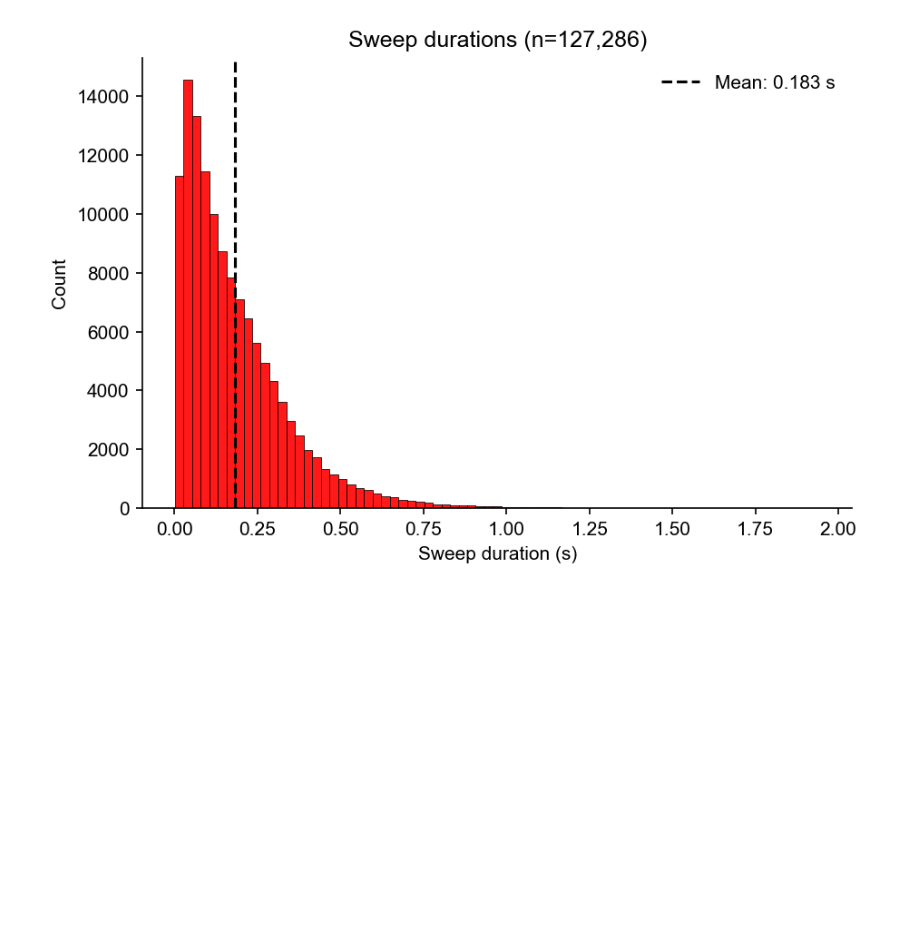
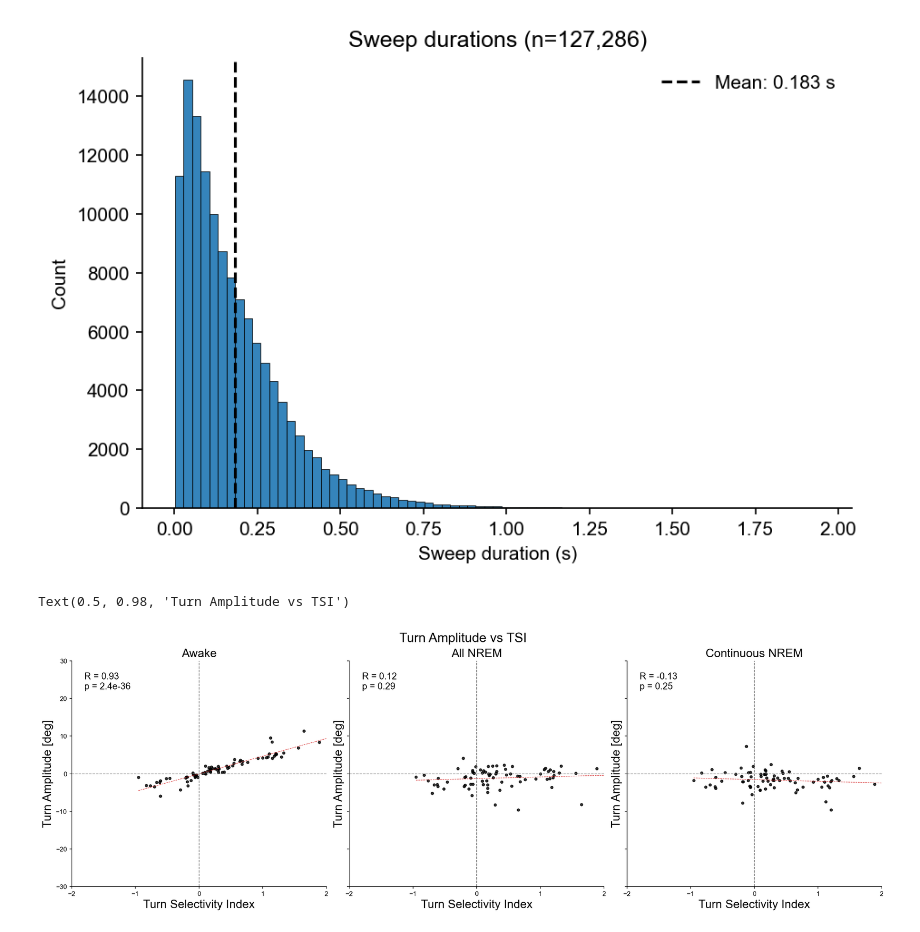
Before and after one commit to Senzai-Lab/nrem_analysis, a Jupyter notebook: notebooks/dual_recordings/unwrapped_sta.ipynb, the cells around one changed output. Drawn from its saved outputs; the diff is of its cells as text; code cells hidden in the pictures; blank space fills up the shorter version.

```diff
--- a/notebooks/dual_recordings/unwrapped_sta.ipynb
+++ b/notebooks/dual_recordings/unwrapped_sta.ipynb
@@ -95,7 +162,7 @@ durations_s = np.concatenate([np.diff(sweep.time_support.values, axis=1) for swe
 fig, ax = plt.subplots(figsize=(6, 4))
 
 ax.hist(durations_s, bins=75,
-    color="red",
+    # color="red",
     edgecolor="k",
     linewidth=0.4,
     alpha=0.9,
@@ -119,4 +186,4 @@ ax.legend(frameon=False)
 ax.spines[["top", "right"]].set_visible(False)
 plt.show()
 # %% [output]
-[figure, old version]
+[figure, new version]
@@ -122,0 +221,25 @@ plt.show()
+# %%
+turn_amps_awake = amplitude_at_threshold(sta_awake, sta_awake.t, 0.2)
+turn_amps_nrem_all  = amplitude_at_threshold(sta_nrem_all, sta_nrem_all.t, 0.1)
+turn_amps_nrem  = amplitude_at_threshold(sta_nrem, sta_nrem.t, 0.1)
+# %%
+from scipy import stats
+
+fig, axes = plt.subplots(1, 3, figsize=(18, 6), sharex=True, sharey=True, constrained_layout=True)
+
+plot_scatter_with_regression(axes[0], tsi, turn_amps_awake, 'Awake', xlabel='Turn Selectivity Index', ylabel='Turn Amplitude [deg]')
+plot_scatter_with_regression(axes[1], tsi, turn_amps_nrem_all, 'All NREM', xlabel='Turn Selectivity Index', ylabel='Turn Amplitude [deg]')
+plot_scatter_with_regression(axes[2], tsi, turn_amps_nrem, 'Continuous NREM', xlabel='Turn Selectivity Index', ylabel='Turn Amplitude [deg]')
+
+
+for ax in axes:
+    ax.set_xlim((-2, 2))
+    ax.set_ylim((-30, 30))
+    ax.set_xticks([-2, -1, 0, 1, 2])
+    ax.spines['top'].set_visible(False)
+    ax.spines['right'].set_visible(False)
+
+fig.suptitle("Turn Amplitude vs TSI", fontsize=20)
+# %% [output]
+Text(0.5, 0.98, 'Turn Amplitude vs TSI')
+[figure, added]
```
Also changed, not shown: parts of 8 cells of this notebook, 3 other files.
